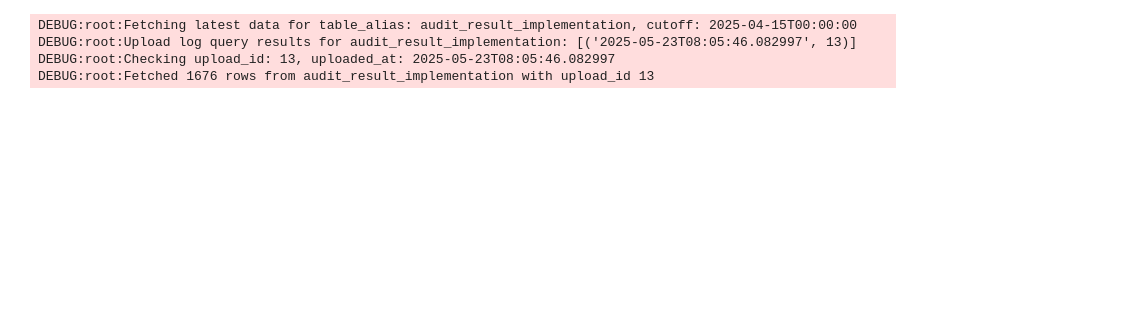
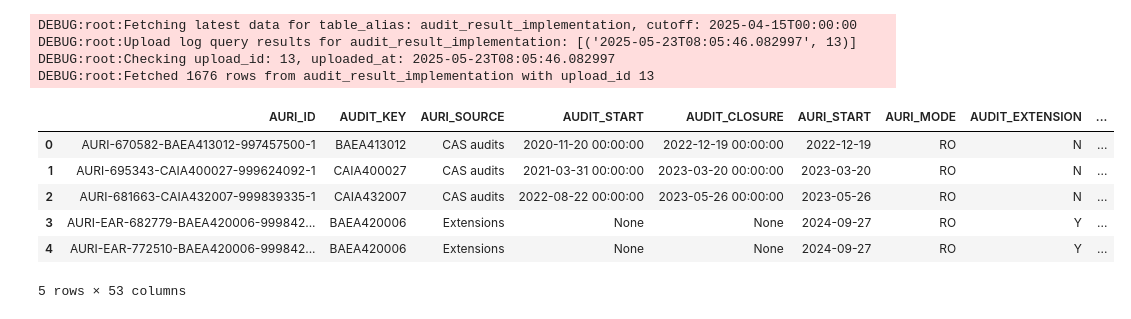
Before and after one commit to vinciliba/QuarterlyReport, a Jupyter notebook: auri.ipynb, the cells around one changed output. Saved outputs shown, nothing was run; the diff lists cells and outputs as text; code cells hidden in the pictures; blank space fills up the shorter version.

```diff
--- a/auri.ipynb
+++ b/auri.ipynb
@@ -113,9 +113,28 @@ def load_auri_data(db_path: str, cutoff_date: datetime, current_year: int, month
     conn = db.conn
     auri_raw_df = fetch_latest_table_data(conn , "audit_result_implementation", cutoff)
 
-   # Convert date columns to datetime with specified format
-    auri_raw_df['AURI_START'] = pd.to_datetime(auri_raw_df['AURI_START'], format='%Y-%m-%d', errors='coerce')
-    auri_raw_df['AURI_END_DATE'] = pd.to_datetime(auri_raw_df['AURI_END_DATE'], format='%Y-%m-%d', errors='coerce')
+    last_date = get_last_date_in_scope(cutoff_date, months_scope)
+
+    date_cols = ['AURI_START', 'AURI_END_DATE']
+
+    # ▸ strip spaces, then convert
+    auri_raw_df[date_cols] = (
+        auri_raw_df[date_cols]
+        .apply(lambda s: pd.to_datetime(
+            s.str.strip(),                 # clean up
+            errors='coerce',               # bad → NaT
+            format='%Y-%m-%d %H:%M:%S'     # matches 2022-12-19 00:00:00
+            ))
+        )
+
+    # filter
+    auri_raw_df = auri_raw_df[auri_raw_df['AURI_START'] <= last_date].copy()
+
+    # # set any AURI_END_DATE past cutoff to NaT
+    auri_raw_df.loc[
+        auri_raw_df['AURI_END_DATE'] > last_date,
+        'AURI_END_DATE'
+    ] = pd.NaT
 
     # Debug: Check if DataFrame is empty after loading
     if auri_raw_df.empty:
@@ -124,20 +143,13 @@ def load_auri_data(db_path: str, cutoff_date: datetime, current_year: int, month
 
     auri_raw_df = auri_raw_df.copy()
 
-     # Calculate TTI_AURI, handling NaT values
-    mask_valid_end = auri_raw_df['AURI_END_DATE'].notna()
-    auri_raw_df.loc[mask_valid_end, 'TTI_AURI'] = (auri_raw_df.loc[mask_valid_end, 'AURI_END_DATE'] - auri_raw_df.loc[mask_valid_end, 'AURI_START']).dt.days
+    auri_raw_df['TTI_AURI'] = (pd.to_datetime(auri_raw_df['AURI_END_DATE']) - pd.to_datetime(auri_raw_df['AURI_START'])).dt.days
     auri_raw_df['TTI_AURI'] = auri_raw_df['TTI_AURI'].fillna(0).astype(int)
-
-    # Extract year and month from AURI_END_DATE
-    auri_raw_df['AURI_END_YEAR'] = auri_raw_df['AURI_END_DATE'].dt.year.fillna(0).astype(int)
-    auri_raw_df['AURI_END_MONTH'] = auri_raw_df['AURI_END_DATE'].dt.month.fillna(0).astype(int)
-
-    # Fill NaT with 'no' for consistency in string representation
-    auri_raw_df['AURI_END_DATE'] = auri_raw_df['AURI_END_DATE'].astype(str).replace('NaT', 'no')
+    auri_raw_df['AURI_END_YEAR'] = pd.to_datetime(auri_raw_df['AURI_END_DATE']).dt.year
+    auri_raw_df['AURI_END_YEAR'] = auri_raw_df['AURI_END_YEAR'].fillna(0).astype(int)
+    auri_raw_df['AURI_END_DATE'] = auri_raw_df['AURI_END_DATE'].fillna('no')
     auri_raw_df['AMOUNT_TO_RECOVER'] = auri_raw_df['AMOUNT_TO_RECOVER'].fillna(0)
 
-    # Add AURI_SOURCE
     auri_raw_df.insert(2, 'AURI_SOURCE', auri_raw_df['AUDIT_KEY'].astype(str).str[:4])
     auri_raw_df['AURI_SOURCE'] = auri_raw_df['AURI_SOURCE'].replace({'CCIA': 'ECA audits'})
     auri_raw_df.loc[auri_raw_df['AUDIT_EXTENSION'] == 'Y', 'AURI_SOURCE'] = 'Extensions'
@@ -592,15 +604,23 @@ def generate_auri_tables(db_path: str, report_params: dict, cutoff: datetime, su
 # %%
 epoch_year = determine_epoch_year(cutoff)
 months_scope = get_months_in_scope(cutoff)
 
 df_auri = load_auri_data(DB_PATH, cutoff, epoch_year, months_scope)
 
 df_auri.to_excel('auri.xlsx')
+df_auri.head(5)
 # %% [output]
 DEBUG:root:Fetching latest data for table_alias: audit_result_implementation, cutoff: 2025-04-15T00:00:00
 DEBUG:root:Upload log query results for audit_result_implementation: [('2025-05-23T08:05:46.082997', 13)]
 DEBUG:root:Checking upload_id: 13, uploaded_at: 2025-05-23T08:05:46.082997
 DEBUG:root:Fetched 1676 rows from audit_result_implementation with upload_id 13
+|  | AURI_ID | AUDIT_KEY | AURI_SOURCE | AUDIT_START | AUDIT_CLOSURE | AURI_START | AURI_MODE | AUDIT_EXTENSION | ... |
+| 0 | AURI-670582-BAEA413012-997457500-1 | BAEA413012 | CAS audits | 2020-11-20 00:00:00 | 2022-12-19 00:00:00 | 2022-12-19 | RO | N | ... |
+| 1 | AURI-695343-CAIA400027-999624092-1 | CAIA400027 | CAS audits | 2021-03-31 00:00:00 | 2023-03-20 00:00:00 | 2023-03-20 | RO | N | ... |
+| 2 | AURI-681663-CAIA432007-999839335-1 | CAIA432007 | CAS audits | 2022-08-22 00:00:00 | 2023-05-26 00:00:00 | 2023-05-26 | RO | N | ... |
+| 3 | AURI-EAR-682779-BAEA420006-999842... | BAEA420006 | Extensions | None | None | 2024-09-27 | RO | Y | ... |
+| 4 | AURI-EAR-772510-BAEA420006-999842... | BAEA420006 | Extensions | None | None | 2024-09-27 | RO | Y | ... |
+5 rows × 53 columns
 # %%
 epoch_year
 # %%
```
Also changed, not shown: parts of 1 cell of this notebook.
